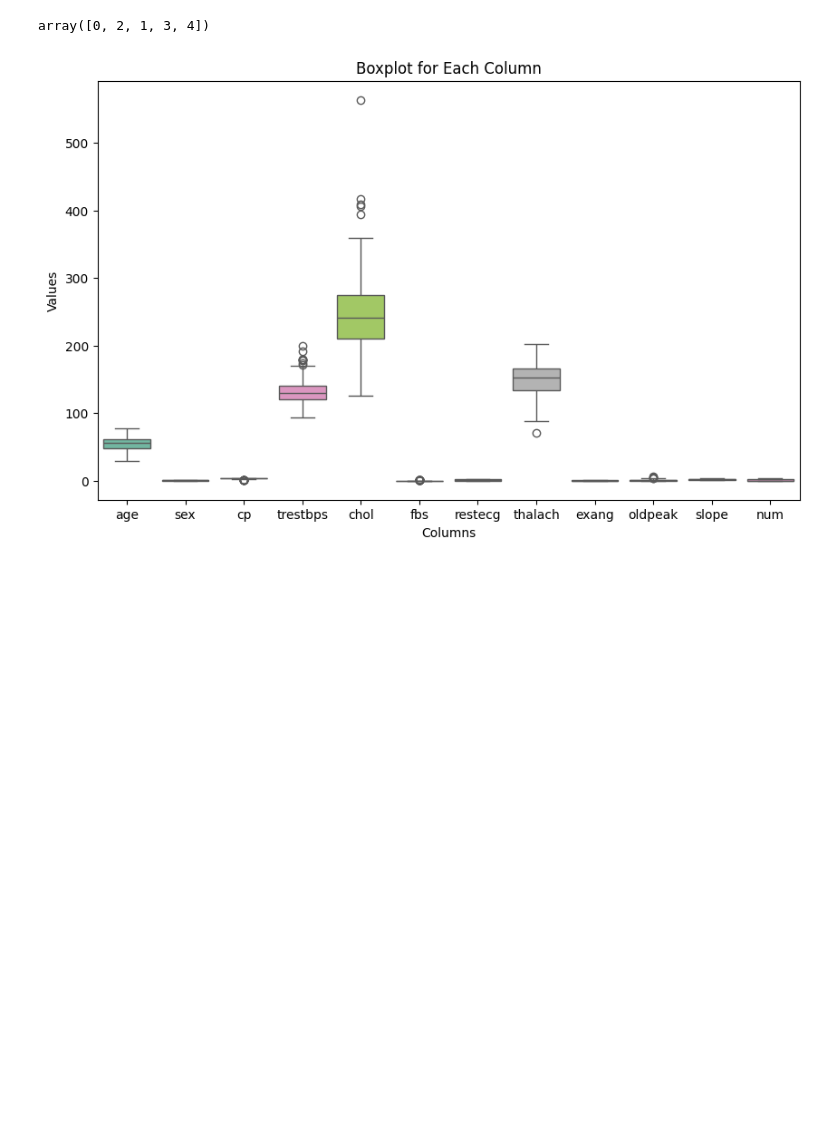
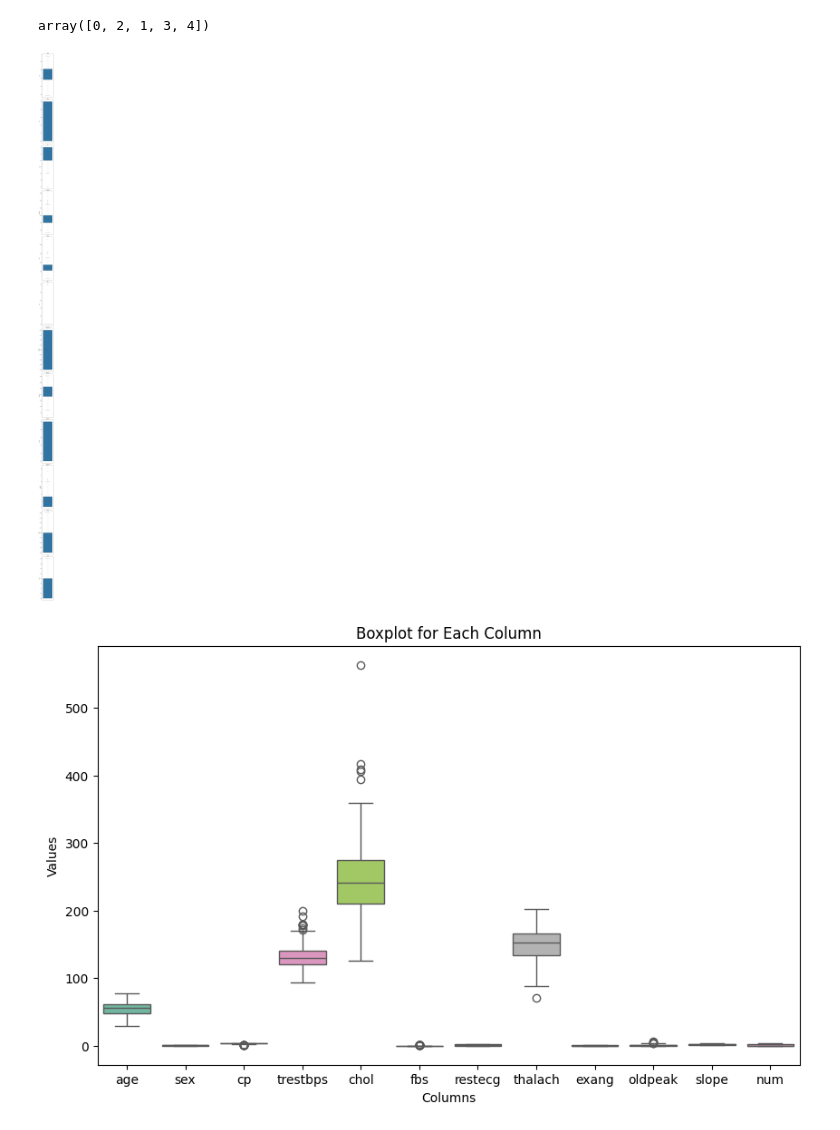
Before and after one commit to munira1413/Masar-, a Jupyter notebook: Untitled16.ipynb, the cells around one changed output. Cells and saved outputs as stored; diff of their text form; code cells hidden in the pictures; blank space fills up the shorter version.

```diff
--- a/Untitled16.ipynb
+++ b/Untitled16.ipynb
@@ -140,6 +140,23 @@ memory usage: 33.3+ KB
 df_new['num'].unique()
 # %% [output]
 array([0, 2, 1, 3, 4])
+# %%
+# Select only numeric columns
+numeric_columns = df_new.select_dtypes(include='number').columns
+
+# Set up the matplotlib figure with subplots
+fig, axes = plt.subplots(nrows=len(numeric_columns), ncols=1, figsize=(3, 99))
+# Create individual boxplots for each numeric column using seaborn
+for i, column in enumerate(numeric_columns):
+    sns.boxplot(y=df_new[column], ax=axes[i])
+    axes[i].set_title(column)
+# Adjust layout
+plt.tight_layout()
+
+# Show the plot
+plt.show()
+# %% [output]
+[figure, added]
 # %%
 import pandas as pd
 import seaborn as sns
```
